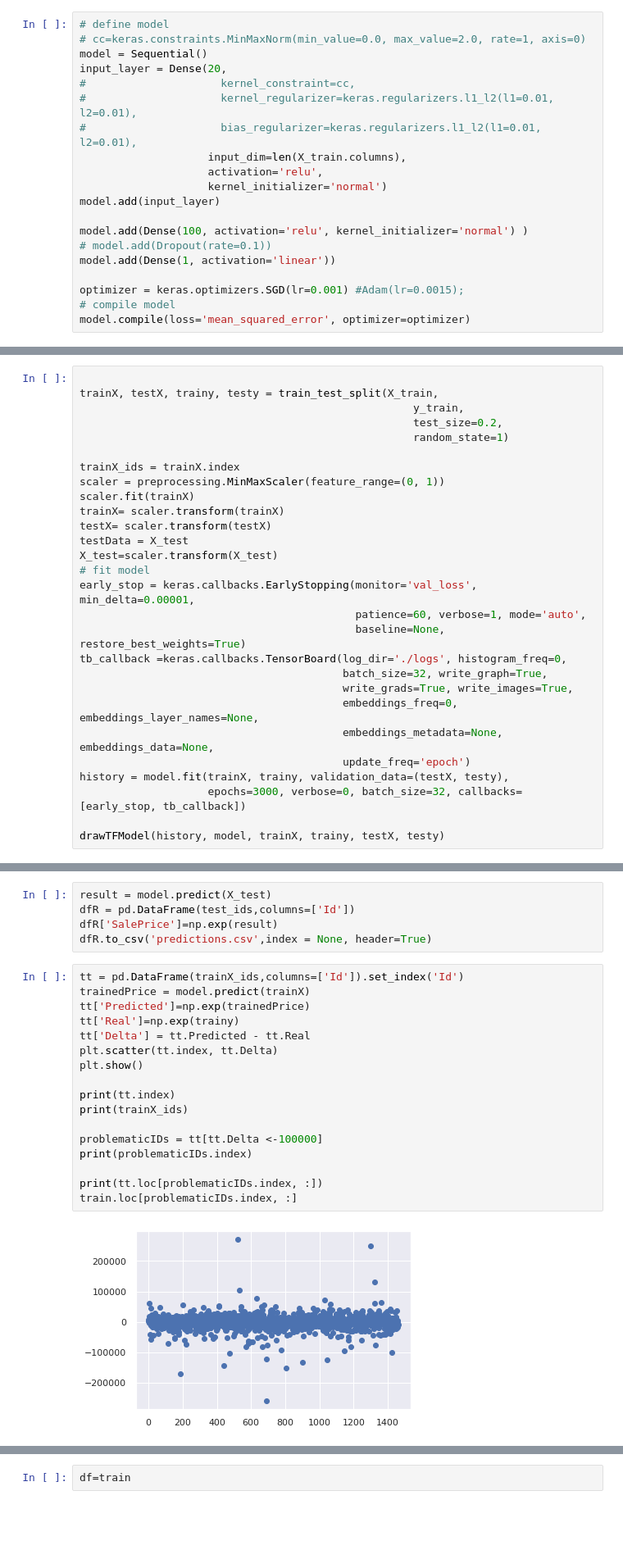
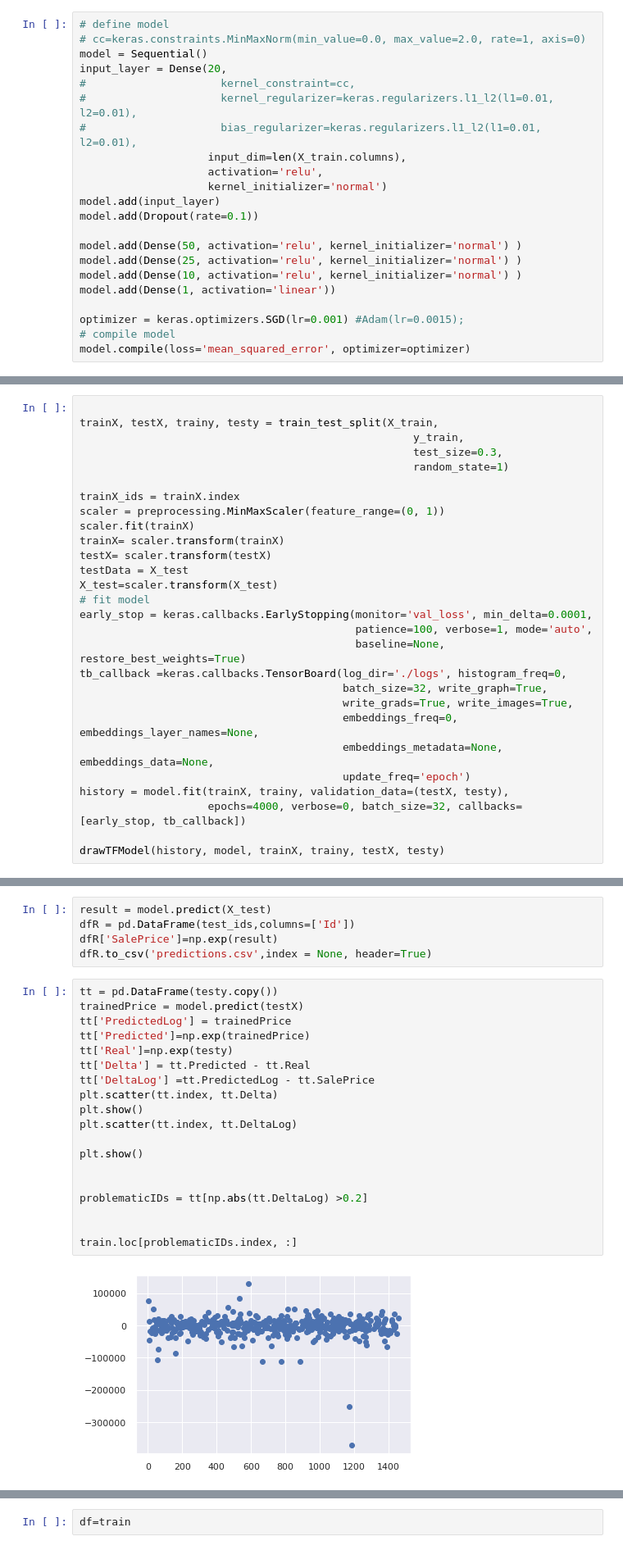
Before and after one commit to DrMegavolt/kaggle_house_iowa, a Jupyter notebook: TF_model.ipynb, the cells around one changed output, grey strips where cells are left out. Shown at 82% size. Saved outputs shown, nothing was run; the diff lists cells and outputs as text; blank space fills up the shorter version.

```diff
--- a/TF_model.ipynb
+++ b/TF_model.ipynb
@@ -135,9 +143,11 @@ input_layer = Dense(20,
                     activation='relu',
                     kernel_initializer='normal')
 model.add(input_layer)
+model.add(Dropout(rate=0.1))
 
-model.add(Dense(100, activation='relu', kernel_initializer='normal') )
-# model.add(Dropout(rate=0.1))
+model.add(Dense(50, activation='relu', kernel_initializer='normal') )
+model.add(Dense(25, activation='relu', kernel_initializer='normal') )
+model.add(Dense(10, activation='relu', kernel_initializer='normal') )
 model.add(Dense(1, activation='linear'))
 
 optimizer = keras.optimizers.SGD(lr=0.001) #Adam(lr=0.0015);
@@ -151,7 +164,7 @@ Colocations handled automatically by placer.
 
 trainX, testX, trainy, testy = train_test_split(X_train,
                                                     y_train,
-                                                    test_size=0.2,
+                                                    test_size=0.3,
                                                     random_state=1)
 
 trainX_ids = trainX.index
@@ -162,8 +175,8 @@ testX= scaler.transform(testX)
 testData = X_test
 X_test=scaler.transform(X_test)
 # fit model
-early_stop = keras.callbacks.EarlyStopping(monitor='val_loss', min_delta=0.00001,
-                                           patience=60, verbose=1, mode='auto',
+early_stop = keras.callbacks.EarlyStopping(monitor='val_loss', min_delta=0.0001,
+                                           patience=100, verbose=1, mode='auto',
                                            baseline=None, restore_best_weights=True)
 tb_callback =keras.callbacks.TensorBoard(log_dir='./logs', histogram_freq=0,
                                          batch_size=32, write_graph=True,
@@ -172,7 +185,7 @@ tb_callback =keras.callbacks.TensorBoard(log_dir='./logs', histogram_freq=0,
                                          embeddings_metadata=None, embeddings_data=None,
                                          update_freq='epoch')
 history = model.fit(trainX, trainy, validation_data=(testX, testy),
-                    epochs=3000, verbose=0, batch_size=32, callbacks=[early_stop, tb_callback])
+                    epochs=4000, verbose=0, batch_size=32, callbacks=[early_stop, tb_callback])
 
 drawTFModel(history, model, trainX, trainy, testX, testy)
 # %% [output]
@@ -189,21 +202,23 @@ dfR = pd.DataFrame(test_ids,columns=['Id'])
 dfR['SalePrice']=np.exp(result)
 dfR.to_csv('predictions.csv',index = None, header=True)
 # %%
-tt = pd.DataFrame(trainX_ids,columns=['Id']).set_index('Id')
-trainedPrice = model.predict(trainX)
+tt = pd.DataFrame(testy.copy())
+trainedPrice = model.predict(testX)
+tt['PredictedLog'] = trainedPrice
 tt['Predicted']=np.exp(trainedPrice)
-tt['Real']=np.exp(trainy)
+tt['Real']=np.exp(testy)
 tt['Delta'] = tt.Predicted - tt.Real
+tt['DeltaLog'] =tt.PredictedLog - tt.SalePrice
 plt.scatter(tt.index, tt.Delta)
 plt.show()
+plt.scatter(tt.index, tt.DeltaLog)
 
-print(tt.index)
-print(trainX_ids)
+plt.show()
 
-problematicIDs = tt[tt.Delta <-100000]
-print(problematicIDs.index)
 
-print(tt.loc[problematicIDs.index, :])
+problematicIDs = tt[np.abs(tt.DeltaLog) >0.2]
+
+
 train.loc[problematicIDs.index, :]
 # %% [output]
-[figure, old version]
+[figure, new version]
```
Also changed, not shown: parts of 16 cells of this notebook, 2 other files.
